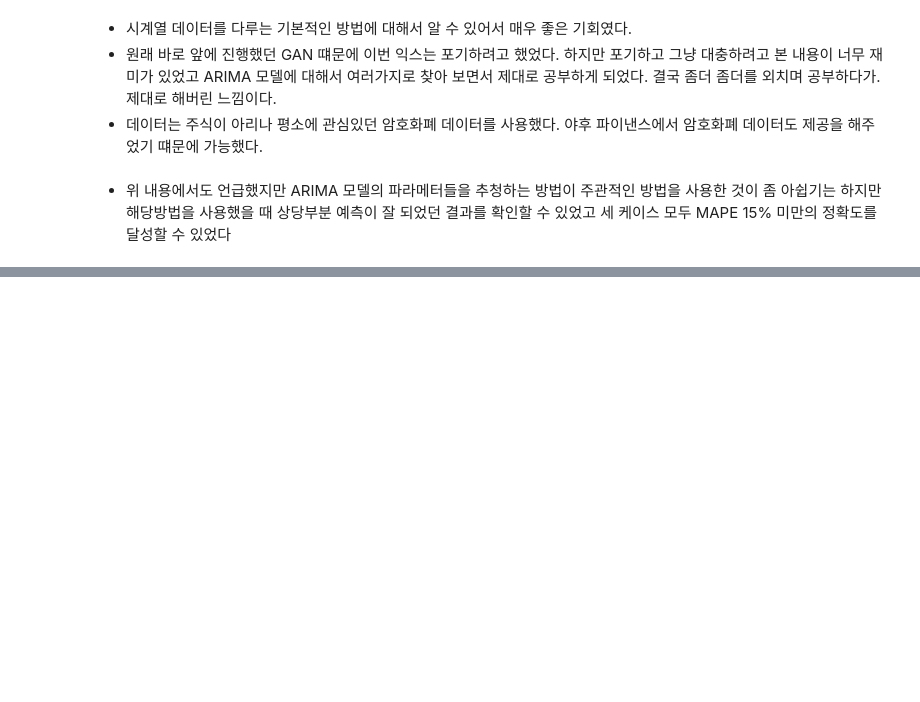
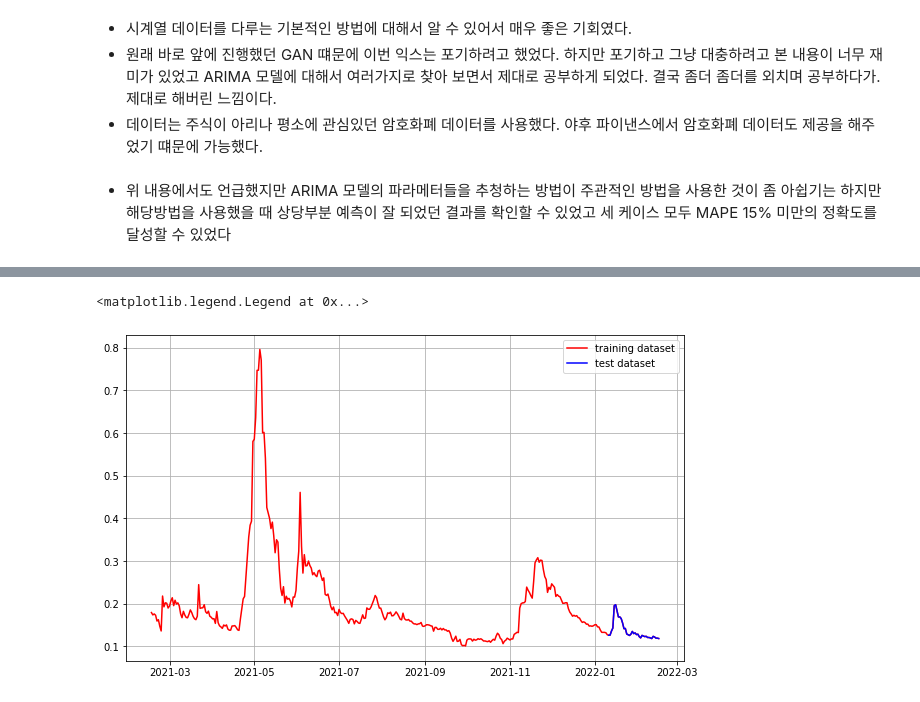
Before and after one commit to CandyBrain/AIFFEL, a Jupyter notebook: EX11_Stock_Price_Prediction/EX11_Stock_Price_Prediction.ipynb, the cells around one changed output, grey strips where cells are left out. Drawn from its saved outputs; the diff is of its cells as text; code cells hidden in the pictures; blank space fills up the shorter version.

```diff
--- a/EX11_Stock_Price_Prediction/EX11_Stock_Price_Prediction.ipynb
+++ b/EX11_Stock_Price_Prediction/EX11_Stock_Price_Prediction.ipynb
@@ -970,0 +1020,15 @@ MAPE: 5.93%
+# %%
+# train, test set 분할
+from sklearn.model_selection import train_test_split
+
+train_data, test_data = train_test_split(ts, test_size=0.1, shuffle=False)
+
+# 그래프로 확인
+plt.figure(figsize=(10,6))
+plt.grid(True)
+plt.plot(ts, c='r', label='training dataset')
+plt.plot(test_data, c='b', label='test dataset')
+plt.legend()
+# %% [output]
+<matplotlib.legend.Legend at 0x...>
+[figure, added]
```
Also changed, not shown: parts of 44 cells of this notebook.
